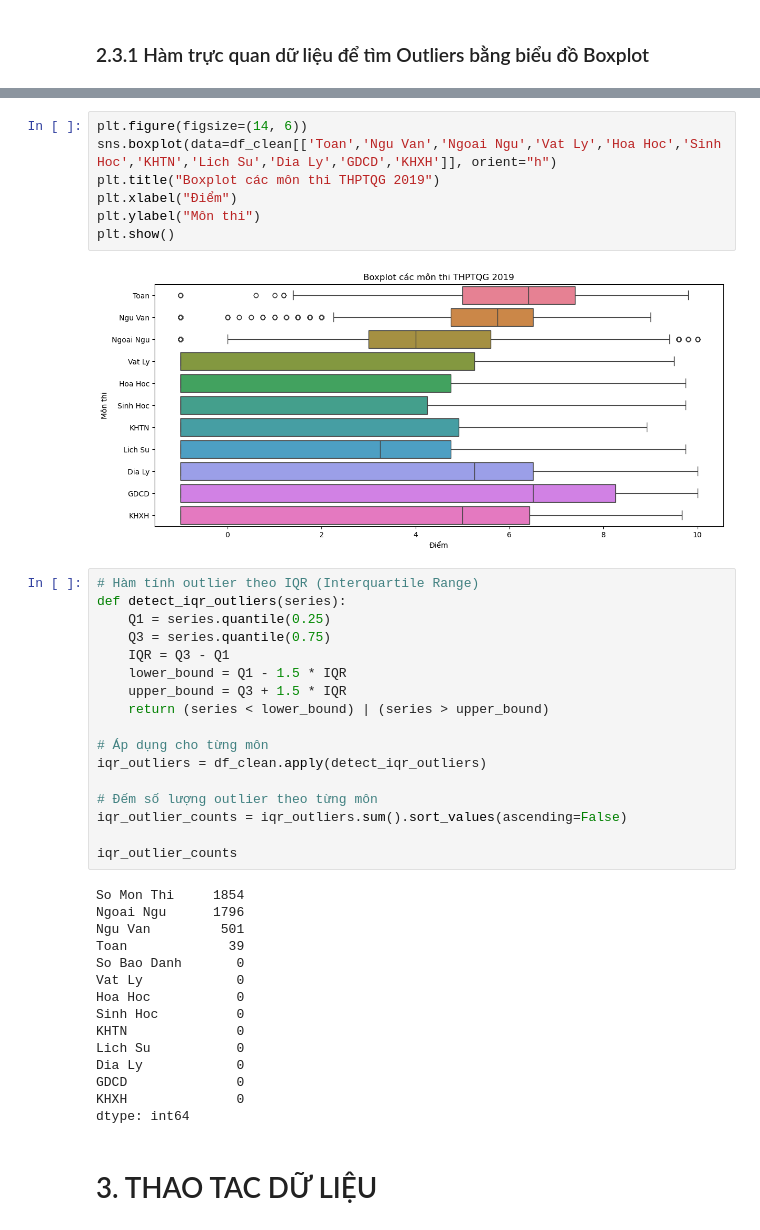
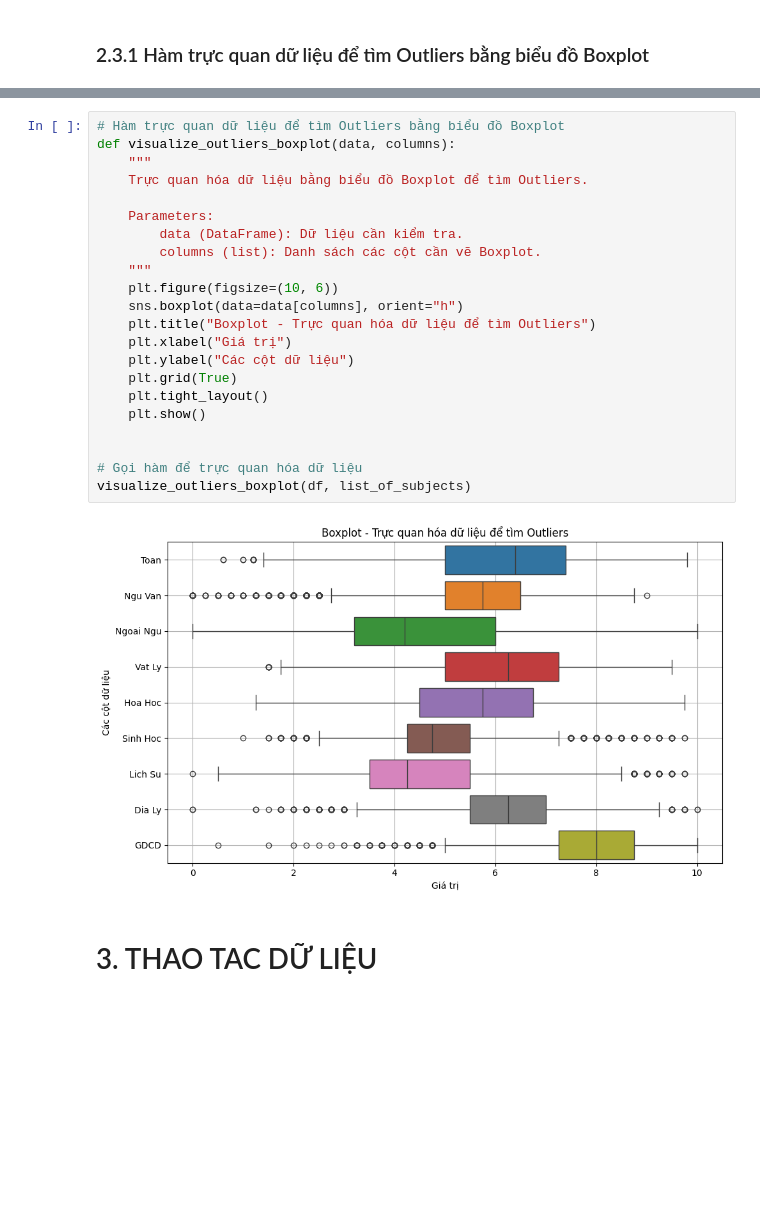
Before and after one commit to KietChauu/THPTQG_source_analysis, a Jupyter notebook: data.ipynb, the cells around one changed output, grey strips where cells are left out. Cells and saved outputs as stored; diff of their text form; blank space fills up the shorter version.

```diff
--- a/data.ipynb
+++ b/data.ipynb
@@ -150,44 +149,27 @@ dtype: int64
-# %%
-plt.figure(figsize=(14, 6))
-sns.boxplot(data=df_clean[['Toan','Ngu Van','Ngoai Ngu','Vat Ly','Hoa Hoc','Sinh Hoc','KHTN','Lich Su','Dia Ly','GDCD','KHXH']], orient="h")
-plt.title("Boxplot các môn thi THPTQG 2019")
-plt.xlabel("Điểm")
-plt.ylabel("Môn thi")
-plt.show()
-# %% [output]
-[figure, removed]
-# %%
-# Hàm tính outlier theo IQR (Interquartile Range)
-def detect_iqr_outliers(series):
-    Q1 = series.quantile(0.25)
-    Q3 = series.quantile(0.75)
-    IQR = Q3 - Q1
-    lower_bound = Q1 - 1.5 * IQR
-    upper_bound = Q3 + 1.5 * IQR
-    return (series < lower_bound) | (series > upper_bound)
-
-# Áp dụng cho từng môn
-iqr_outliers = df_clean.apply(detect_iqr_outliers)
-
-# Đếm số lượng outlier theo từng môn
-iqr_outlier_counts = iqr_outliers.sum().sort_values(ascending=False)
-
-iqr_outlier_counts
-# %% [output]
-So Mon Thi     1854
-Ngoai Ngu      1796
-Ngu Van         501
-Toan             39
-So Bao Danh       0
-Vat Ly            0
-Hoa Hoc           0
-Sinh Hoc          0
-KHTN              0
-Lich Su           0
-Dia Ly            0
-GDCD              0
-KHXH              0
-dtype: int64
+# %%
+# Hàm trực quan dữ liệu để tìm Outliers bằng biểu đồ Boxplot
+def visualize_outliers_boxplot(data, columns):
+    """
+    Trực quan hóa dữ liệu bằng biểu đồ Boxplot để tìm Outliers.
+
+    Parameters:
+        data (DataFrame): Dữ liệu cần kiểm tra.
+        columns (list): Danh sách các cột cần vẽ Boxplot.
+    """
+    plt.figure(figsize=(10, 6))
+    sns.boxplot(data=data[columns], orient="h")
+    plt.title("Boxplot - Trực quan hóa dữ liệu để tìm Outliers")
+    plt.xlabel("Giá trị")
+    plt.ylabel("Các cột dữ liệu")
+    plt.grid(True)
+    plt.tight_layout()
+    plt.show()
+
+
+# Gọi hàm để trực quan hóa dữ liệu
+visualize_outliers_boxplot(df, list_of_subjects)
+# %% [output]
+[figure, added]
 # %% [markdown]
 # 3. THAO TAC DỮ LIỆU
 # %% [markdown]
```
Also changed, not shown: parts of 40 cells of this notebook.
